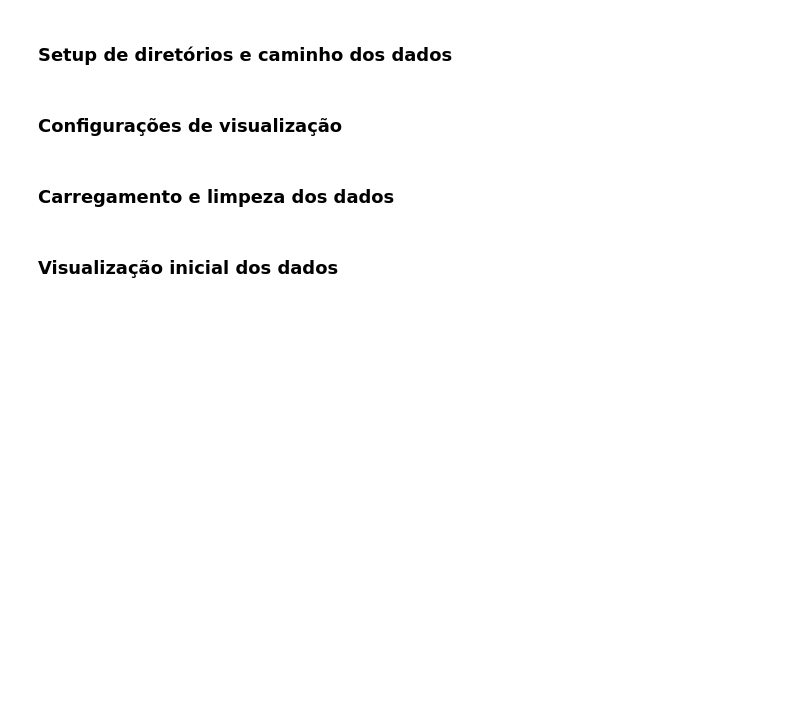
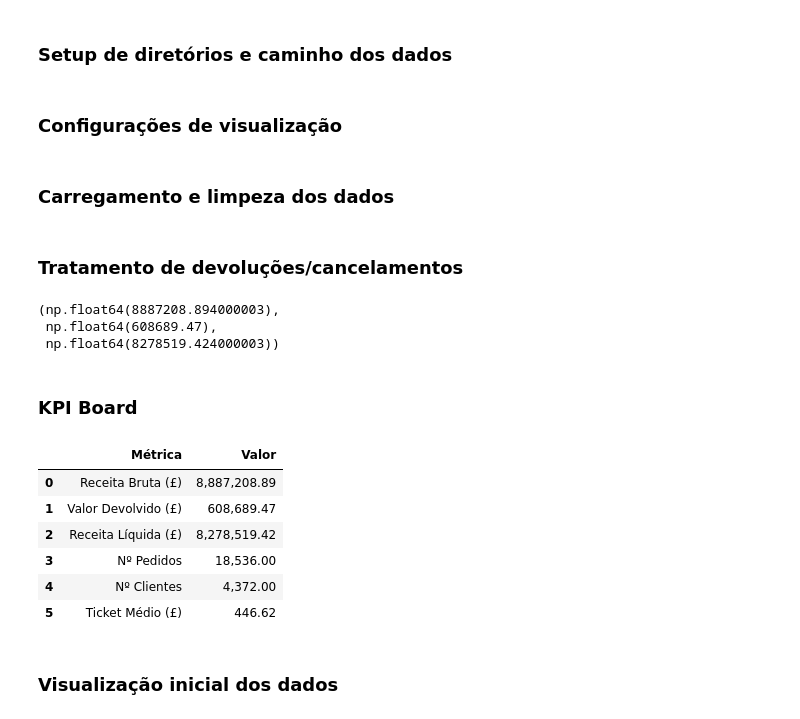
Before and after one commit to P-Lage/analise-vendas-ecommerce, a Jupyter notebook: analise-exploratoria.ipynb, the cells around one changed output. Saved outputs shown, nothing was run; the diff lists cells and outputs as text; code cells hidden in the pictures; blank space fills up the shorter version.

Commit message:
Atualiza análise exploratória com novos cálculos e visualizações para KPI Board

```diff
--- a/analise-exploratoria.ipynb
+++ b/analise-exploratoria.ipynb
@@ -29,6 +30,45 @@ df = df.drop_duplicates()
 df["InvoiceDate"] = pd.to_datetime(df["InvoiceDate"])
 df = df.reset_index(drop=True)
 df["TotalValue"] = df["Quantity"] * df["UnitPrice"]
+# %% [markdown]
+### Tratamento de devoluções/cancelamentos
+# %%
+df["IsCancel"] = df["InvoiceNo"].astype(str).str.startswith("C")
+
+receita_bruta = df.loc[~df["IsCancel"], "TotalValue"].sum()
+
+valor_devolvido = -df.loc[df["IsCancel"], "TotalValue"].sum()
+
+receita_liquida = receita_bruta - valor_devolvido
+receita_bruta, valor_devolvido, receita_liquida
+# %% [output]
+(np.float64(8887208.894000003),
+ np.float64(608689.47),
+ np.float64(8278519.424000003))
+# %% [markdown]
+### KPI Board
+# %%
+num_pedidos = df.loc[~df["IsCancel"], "InvoiceNo"].nunique()
+num_clientes = df["CustomerID"].nunique()
+ticket_medio = receita_liquida / num_pedidos
+
+kpi_board = pd.DataFrame({
+    "Métrica": ["Receita Bruta (£)", "Valor Devolvido (£)", "Receita Líquida (£)",
+                "Nº Pedidos", "Nº Clientes", "Ticket Médio (£)"],
+    "Valor": [receita_bruta, valor_devolvido, receita_liquida,
+              num_pedidos, num_clientes, ticket_medio]
+})
+
+kpi_board["Valor"] = kpi_board["Valor"].apply(lambda x: f"{x:,.2f}")
+kpi_board
+# %% [output]
+|  | Métrica | Valor |
+| 0 | Receita Bruta (£) | 8,887,208.89 |
+| 1 | Valor Devolvido (£) | 608,689.47 |
+| 2 | Receita Líquida (£) | 8,278,519.42 |
+| 3 | Nº Pedidos | 18,536.00 |
+| 4 | Nº Clientes | 4,372.00 |
+| 5 | Ticket Médio (£) | 446.62 |
 # %% [markdown]
 ### Visualização inicial dos dados
 # %%
```
Also changed, not shown: parts of 1 cell of this notebook.
